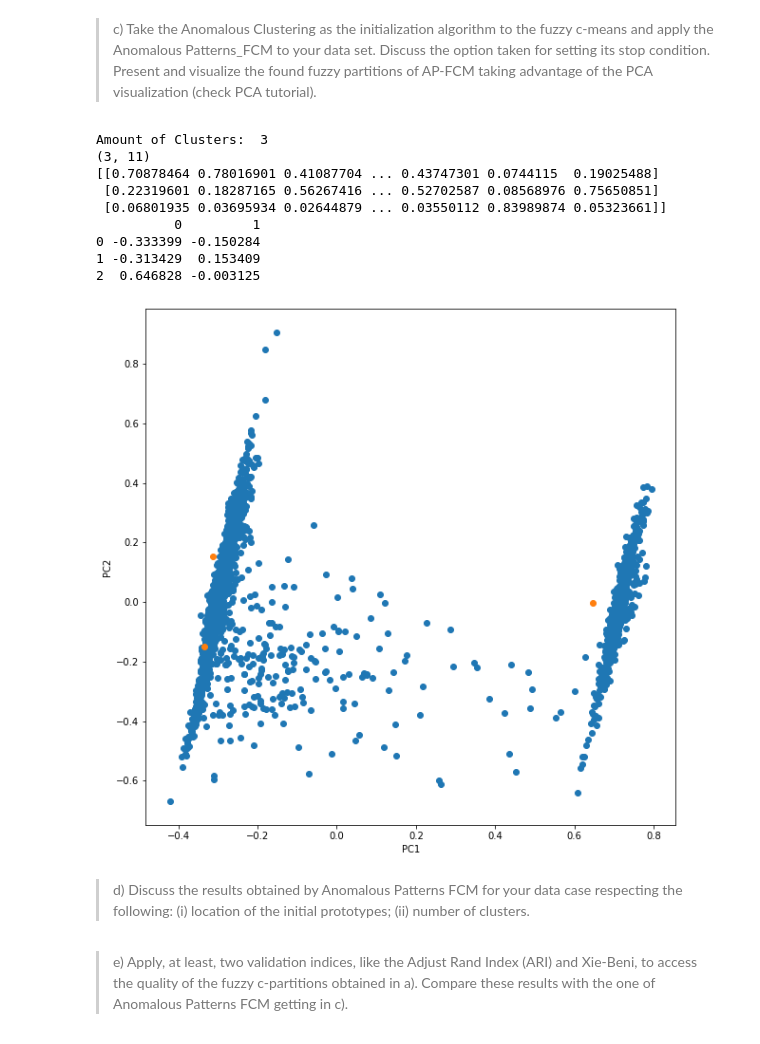
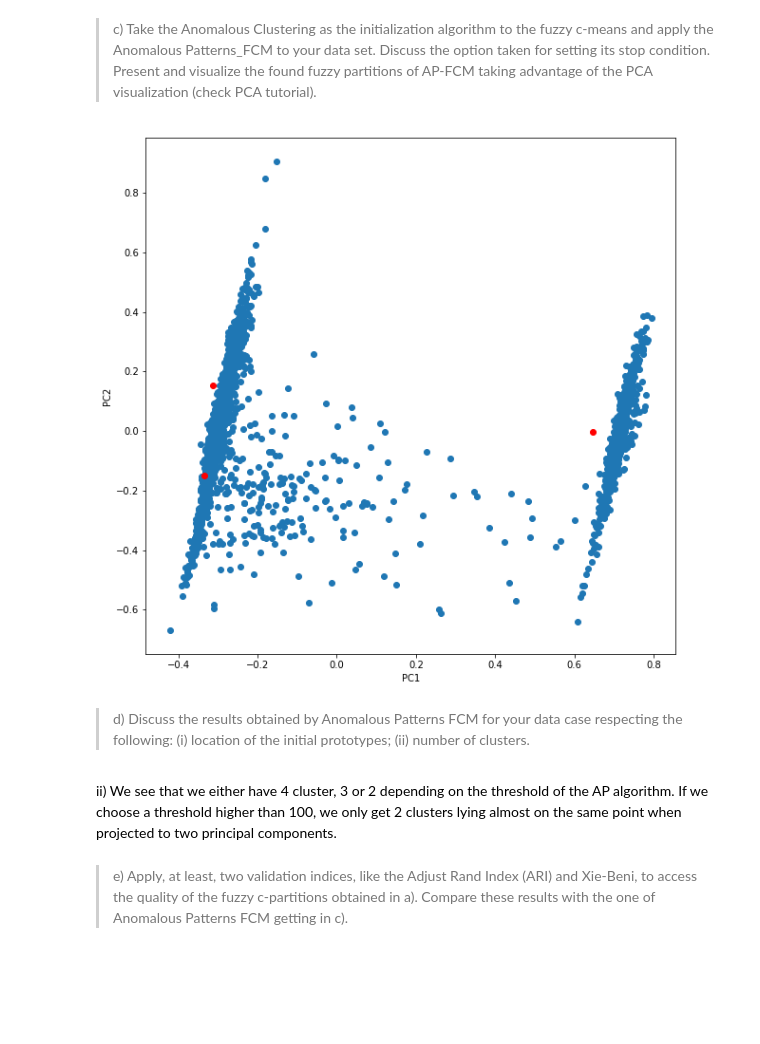
Before and after one commit to StephanEnseleit/Data-Analytics-and-Mining-Project, a Jupyter notebook: analyses/fuzzy_clustering.ipynb, the cells around one changed output. Drawn from its saved outputs; the diff is of its cells as text; code cells hidden in the pictures; blank space fills up the shorter version.

```diff
--- a/analyses/fuzzy_clustering.ipynb
+++ b/analyses/fuzzy_clustering.ipynb
@@ -116,22 +116,21 @@ def calc_fuzzy_c_means(data, c_params, initial_prototypes=None):
     m = 2
     error = 0.01
     maxiter = 100
-    runs = 1000
+    runs = 100
 
     objective_function_index = 4
-    final_fuzzy_partition_index = 0
 
     for c in c_params:
         for i in range(1, runs + 1):
             c_means_result = fuzz.cmeans(data, c, m, error, maxiter, init=initial_prototypes)
             # append the last objective function value / the value where the function converged
-            objective_function_data[c].append(c_means_result[final_fuzzy_partition_index][-1])
+            objective_function_data[c].append(c_means_result[objective_function_index][-1])
     return pd.DataFrame(objective_function_data)
 
 def calc_fuzzy_c_means_anom(data, c_param, initial_prototypes=None):
     results = []
     m = 2
-    error = 0.01
+    error = 0.001
     maxiter = 100
     runs = 1000
 
@@ -187,56 +186,49 @@ res = anomPattern(normalization=0,threshold=5,dataframe=town_dataframe)
 # %% [markdown]
 > c) Take the Anomalous Clustering as the initialization algorithm to the fuzzy c-means and apply the Anomalous Patterns_FCM to your data set. Discuss the option taken for setting its stop condition. Present and visualize the found fuzzy partitions of AP-FCM taking advantage of the PCA visualization (check PCA tutorial).
 # %%
+#TODO: plot cluster result for multiple threshold, plus benchmarks as quantitative
+
 from sklearn.decomposition import PCA
 import matplotlib.pyplot as plt
 import seaborn as sns
 
-#apply anomalous pattern algorithm to find start configuration
-anom_res = anomPattern(normalization=0, threshold=50, dataframe=data_norm)
-print('Amount of Clusters: ', anom_res[0])
-#print('Initial Cluster Centers: ', anom_res[1])
-#print('Initial Partition', anom_res[2])
-#apply fuzzy-c-means
-result = calc_fuzzy_c_means_anom(data_norm.transpose(), anom_res[0], anom_res[2].transpose())
-cluster_centroids = result[0] #should be zero, but dimensions of result[0] are 4x2215
-dob_matrix = result[1]
-print(cluster_centroids.shape)
-print(dob_matrix)
+def apply_AP_FCM(threshold, data):
+    #apply anomalous pattern algorithm to find start configuration
+    anom_res = anomPattern(normalization=0, threshold=threshold, dataframe=data)
+    #apply fuzzy-c-means
+    return calc_fuzzy_c_means_anom(data.transpose(), anom_res[0], anom_res[2].transpose())
 
-#perform PCA on dataset
-principal=PCA(n_components=2)
-principal.fit(data_norm)
-x1 = principal.transform(data_norm)
-principalDf = pd.DataFrame(data = x1)
+def apply_PCA(n_comp, data):
+    principal=PCA(n_components=2)
+    principal.fit(data)
+    x = principal.transform(data)
+    return x
+
+#gm = [np.mean(principalDf[0]), np.mean(principalDf[1])]
+
+res_50 = apply_AP_FCM(50, data_norm)
+
+#perform PCA on result
+pca_res = apply_PCA(2, data_norm)
 
 #perform PCA on cluster centers
-principal = PCA(n_components=2)
-principal.fit(cluster_centroids)
-x2 = principal.transform(cluster_centroids)
-principalCc = pd.DataFrame(data = x2)
-print(principalCc)
+pca_cc = apply_PCA(2, res_50[0])
 
 fig = plt.figure(figsize=(10,10))
 axis = fig.add_subplot(111)
 #x[:,0]is pc1,x[:,1] is pc2 while x[:,2] is pc3
-axis.scatter(x1[:, 0], x1[:, 1], cmap='hot')
-axis.scatter(x2[:, 0], x2[:, 1], cmap='hot')
+axis.scatter(pca_res[:, 0], pca_res[:, 1], cmap='crest')
+axis.scatter(pca_cc[:, 0], pca_cc[:, 1], c='red', cmap='hot')
+
 axis.set_xlabel("PC1", fontsize=10)
 axis.set_ylabel("PC2", fontsize=10)
 
 plt.show()
 # %% [output]
-Amount of Clusters:  3
-(3, 11)
-[[0.70878464 0.78016901 0.41087704 ... 0.43747301 0.0744115  0.19025488]
- [0.22319601 0.18287165 0.56267416 ... 0.52702587 0.08568976 0.75650851]
- [0.06801935 0.03695934 0.02644879 ... 0.03550112 0.83989874 0.05323661]]
-          0         1
-0 -0.333399 -0.150284
-1 -0.313429  0.153409
-2  0.646828 -0.003125
-[figure, old version]
+[figure, new version]
 # %% [markdown]
 > d) Discuss the results obtained by Anomalous Patterns FCM for your data case respecting the following: (i) location of the initial prototypes; (ii) number of clusters.
+# %% [markdown]
+ii) We see that we either have 4 cluster, 3 or 2 depending on the threshold of the AP algorithm. If we choose a threshold higher than 100, we only get 2 clusters lying almost on the same point when projected to two principal components.
 # %% [markdown]
 > e) Apply, at least, two validation indices, like the Adjust Rand Index (ARI) and Xie-Beni, to access the quality of the fuzzy c-partitions obtained in a). Compare these results with the one of Anomalous Patterns FCM getting in c).
```
Also changed, not shown: parts of 5 cells of this notebook, 1 other file.
